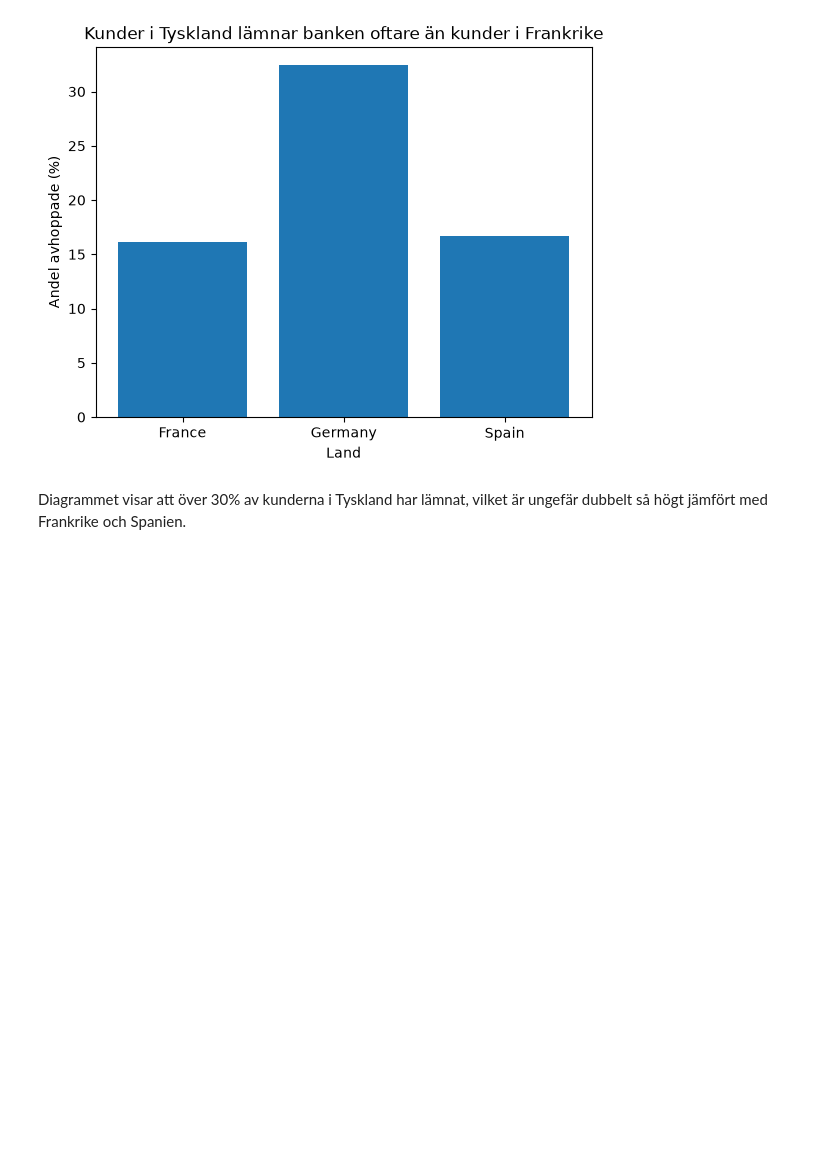
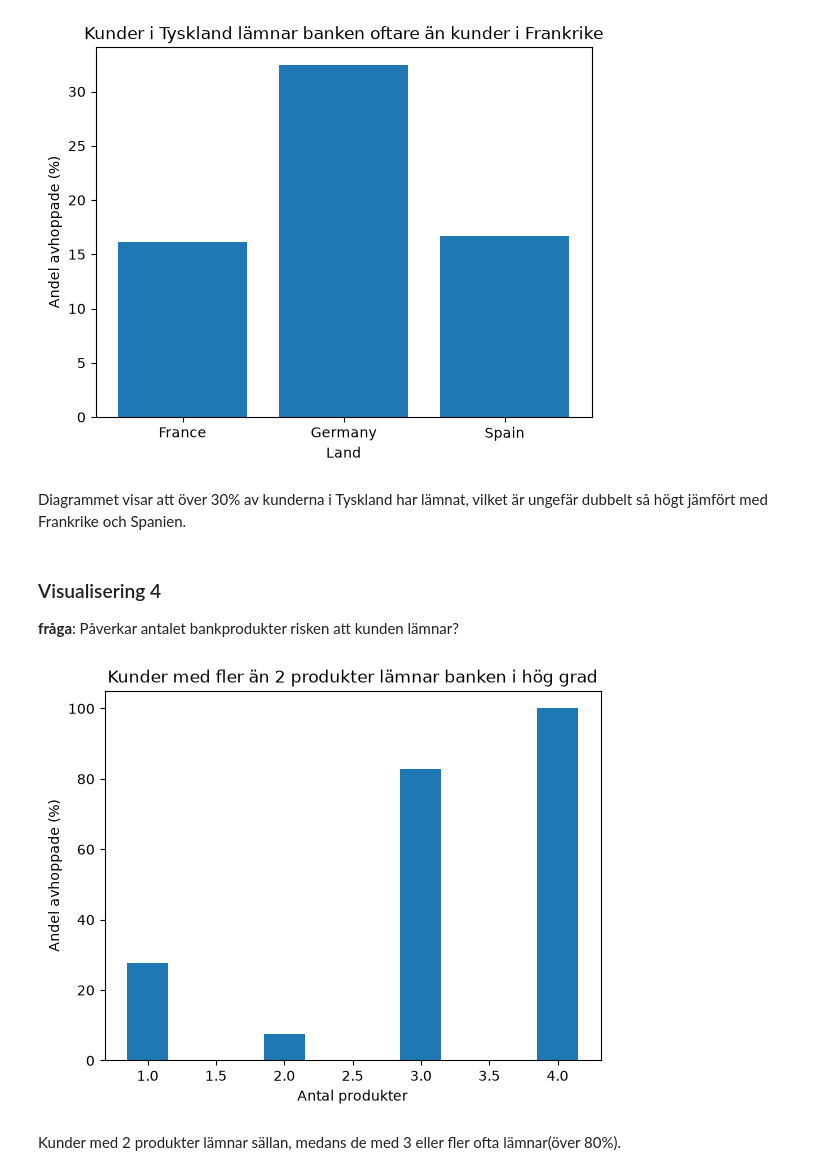
Before and after one commit to Steff-hub-max/kk1, a Jupyter notebook: kk1.ipynb, the cells around one changed output. Saved outputs shown, nothing was run; the diff lists cells and outputs as text; code cells hidden in the pictures; blank space fills up the shorter version.

Commit message:
added visualization 4

```diff
--- a/kk1.ipynb
+++ b/kk1.ipynb
@@ -129,3 +129,19 @@ plt.show()
 [figure]
 # %% [markdown]
 Diagrammet visar att över 30% av kunderna i Tyskland har lämnat, vilket är ungefär dubbelt så högt jämfört med Frankrike och Spanien.
+# %% [markdown]
+### Visualisering 4
+
+**fråga**: Påverkar antalet bankprodukter risken att kunden lämnar?
+# %%
+prod_churn = df.groupby("NumOfProducts")["Exited"].mean() * 100
+
+plt.bar(prod_churn.index, prod_churn.values, width=0.3)
+plt.title('Kunder med fler än 2 produkter lämnar banken i hög grad')
+plt.xlabel('Antal produkter')
+plt.ylabel('Andel avhoppade (%)')
+plt.show()
+# %% [output]
+[figure, added]
+# %% [markdown]
+Kunder med 2 produkter lämnar sällan, medans de med 3 eller fler ofta lämnar(över 80%).
```
